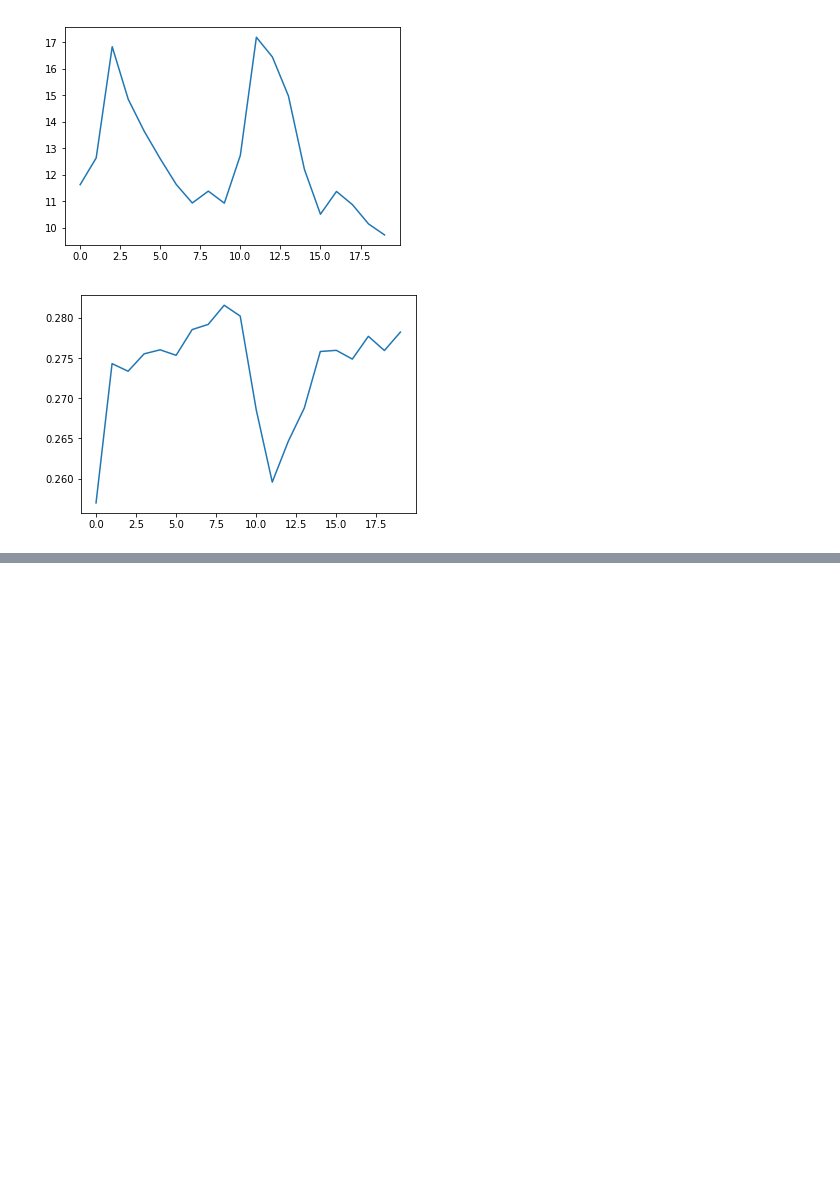
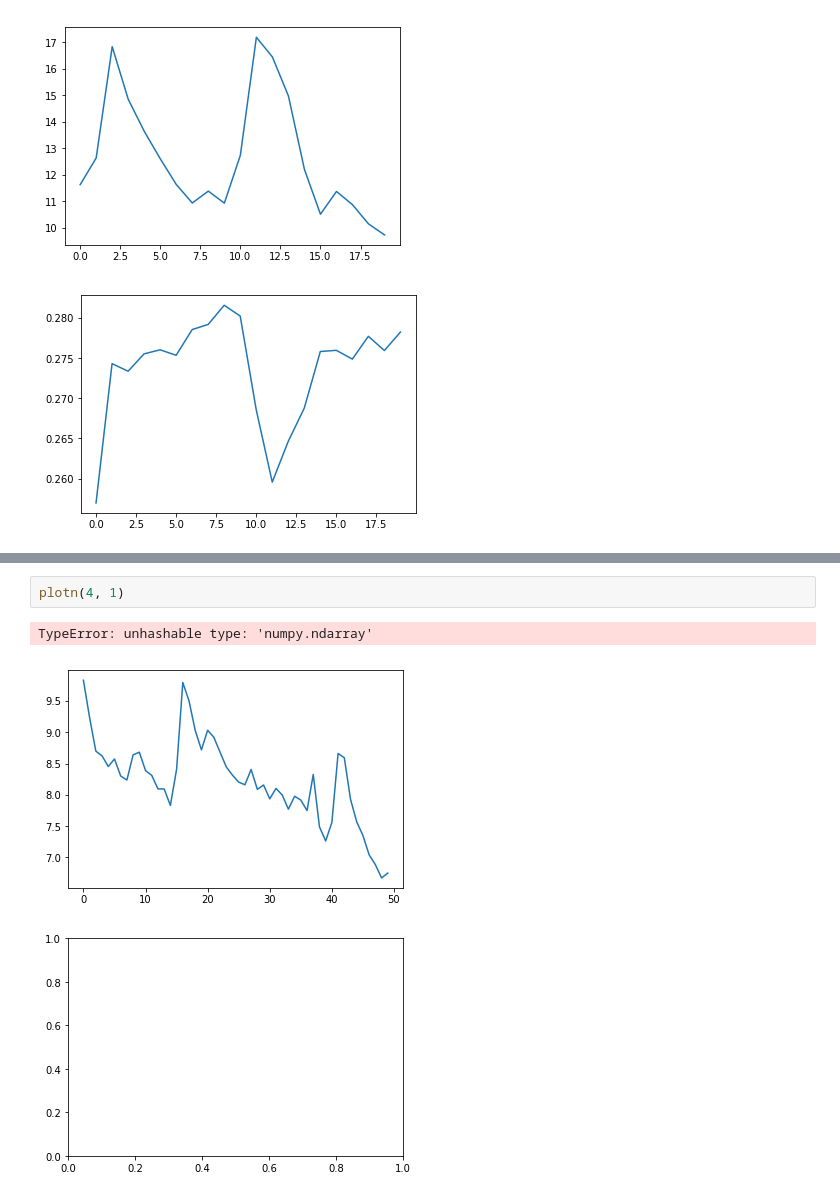
Before and after one commit to D2KLab/touringrec, a Jupyter notebook: SetupScript/RNN/show_results.ipynb, the cells around one changed output, grey strips where cells are left out. Saved outputs shown, nothing was run; the diff lists cells and outputs as text; blank space fills up the shorter version.

```diff
--- a/SetupScript/RNN/show_results.ipynb
+++ b/SetupScript/RNN/show_results.ipynb
@@ -72,0 +131,6 @@ plotn(2, 10)
+# %%
+plotn(4, 1)
+# %% [output]
+TypeError: unhashable type: 'numpy.ndarray'
+[figure, added]
+[figure, added]
```
Also changed, not shown: parts of 4 cells of this notebook, 8 other files.
